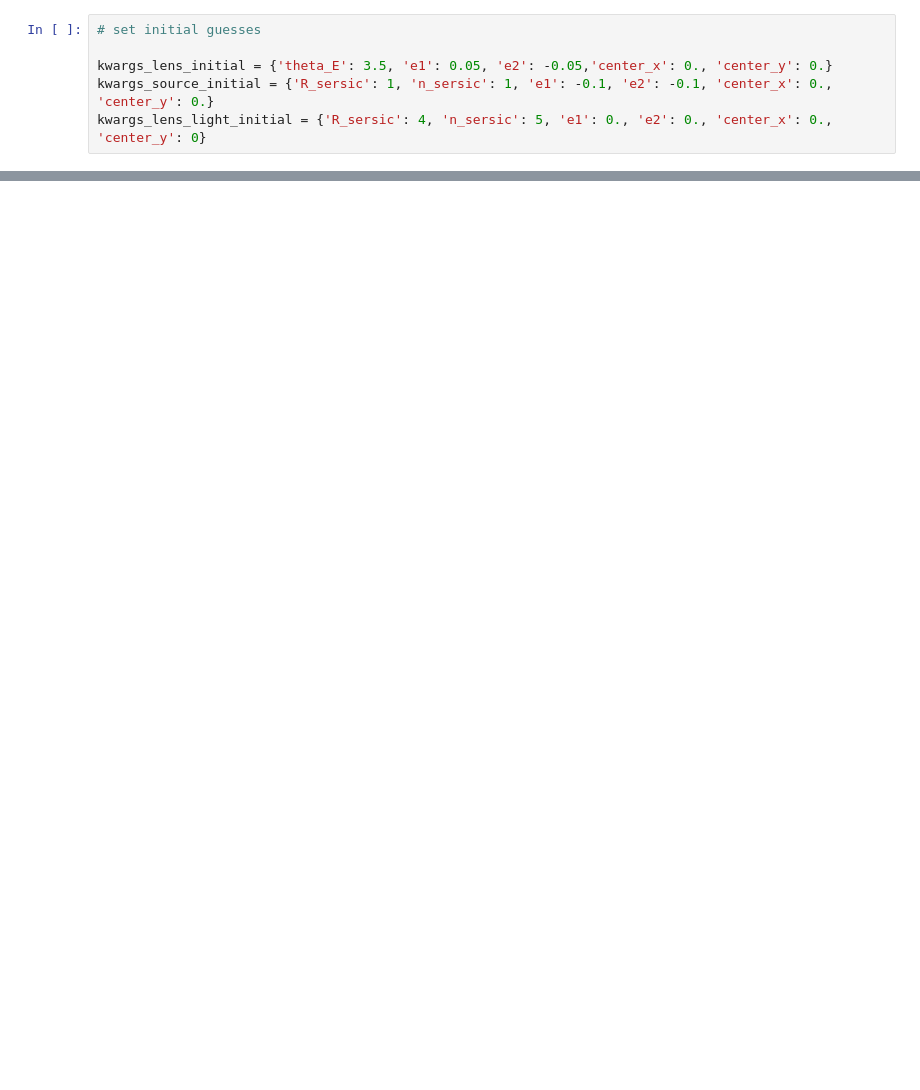
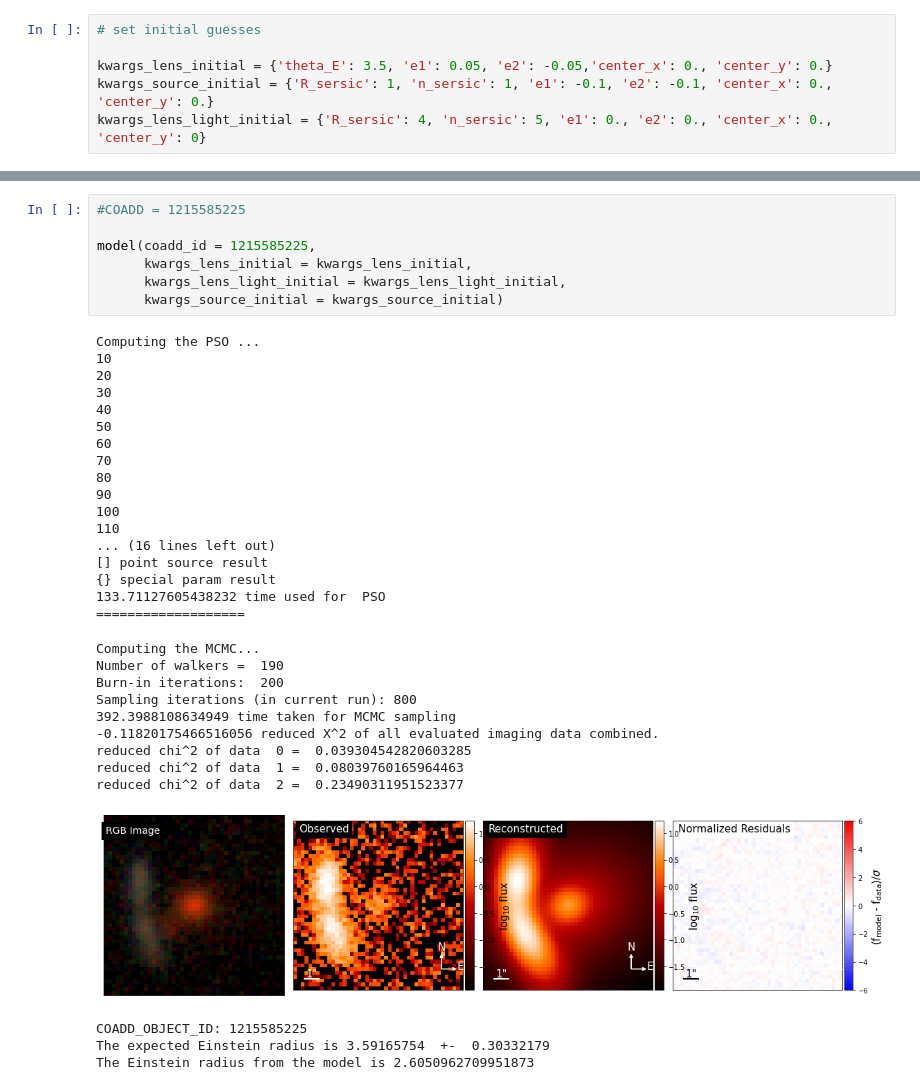
Before and after one commit to gilliancartwright/Lens-Modeling-DeepZipper-Candidates, a Jupyter notebook: Modeling_Data.ipynb, the cells around one changed output, grey strips where cells are left out. Saved outputs shown, nothing was run; the diff lists cells and outputs as text; blank space fills up the shorter version.

```diff
--- a/Modeling_Data.ipynb
+++ b/Modeling_Data.ipynb
@@ -440,0 +507,38 @@ The Einstein radius from the model is 3.3613444462935687
+# %%
+#COADD = 1215585225
+
+model(coadd_id = 1215585225,
+      kwargs_lens_initial = kwargs_lens_initial,
+      kwargs_lens_light_initial = kwargs_lens_light_initial,
+      kwargs_source_initial = kwargs_source_initial)
+# %% [output]
+Computing the PSO ...
+10
+20
+30
+40
+50
+60
+70
+80
+90
+100
+110
+... (16 lines left out)
+[] point source result
+{} special param result
+133.71127605438232 time used for  PSO
+===================
+Computing the MCMC...
+Number of walkers =  190
+Burn-in iterations:  200
+Sampling iterations (in current run): 800
+392.3988108634949 time taken for MCMC sampling
+-0.11820175466516056 reduced X^2 of all evaluated imaging data combined.
+reduced chi^2 of data  0 =  0.039304542820603285
+reduced chi^2 of data  1 =  0.08039760165964463
+reduced chi^2 of data  2 =  0.23490311951523377
+[figure, added]
+COADD_OBJECT_ID: 1215585225
+The expected Einstein radius is 3.59165754  +-  0.30332179
+The Einstein radius from the model is 2.6050962709951873
```
Also changed, not shown: parts of 14 cells of this notebook.
